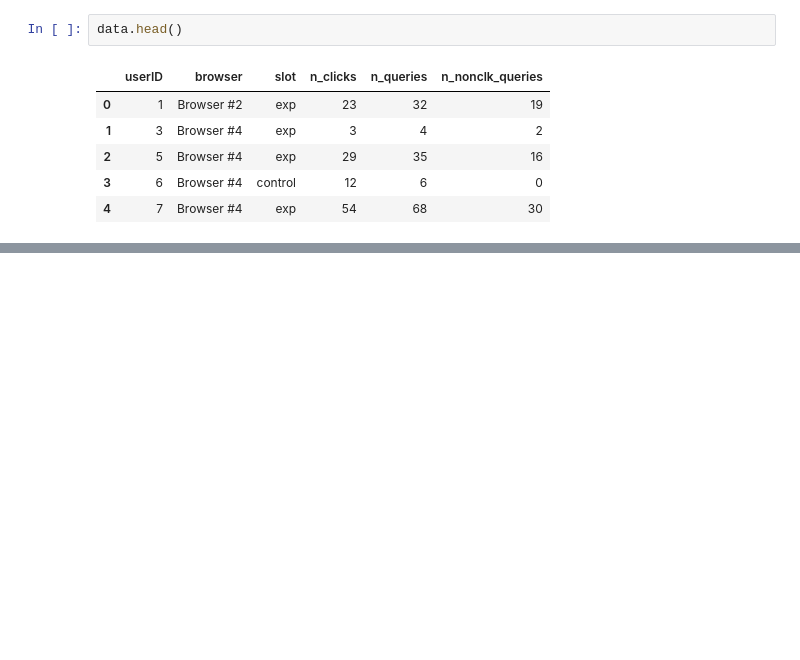
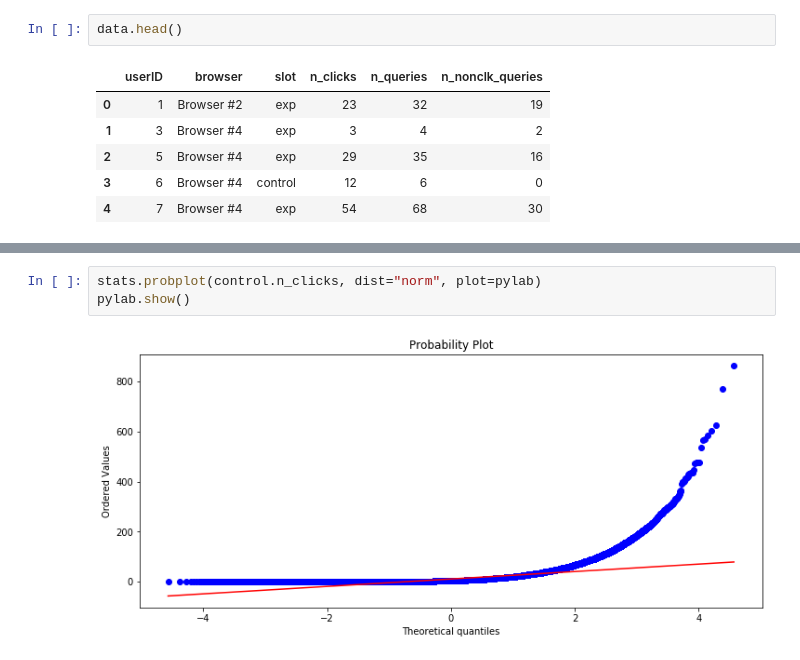
Before and after one commit to laurynovich/Coursera, a Jupyter notebook: Математика и Python для анализа данных/Построение выводов по данным/My assignments/Week4/Анализ результатов АБ-теста.ipynb, the cells around one changed output, grey strips where cells are left out. Saved outputs shown, nothing was run; the diff lists cells and outputs as text; blank space fills up the shorter version.

```diff
--- a/Математика и Python для анализа данных/Построение выводов по данным/My assignments/Week4/Анализ результатов АБ-теста.ipynb
+++ b/Математика и Python для анализа данных/Построение выводов по данным/My assignments/Week4/Анализ результатов АБ-теста.ipynb
@@ -24,0 +121,5 @@ data.head()
+# %%
+stats.probplot(control.n_clicks, dist="norm", plot=pylab)
+pylab.show()
+# %% [output]
+[figure, added]
```
Also changed, not shown: parts of 23 cells of this notebook, 1 other file.
